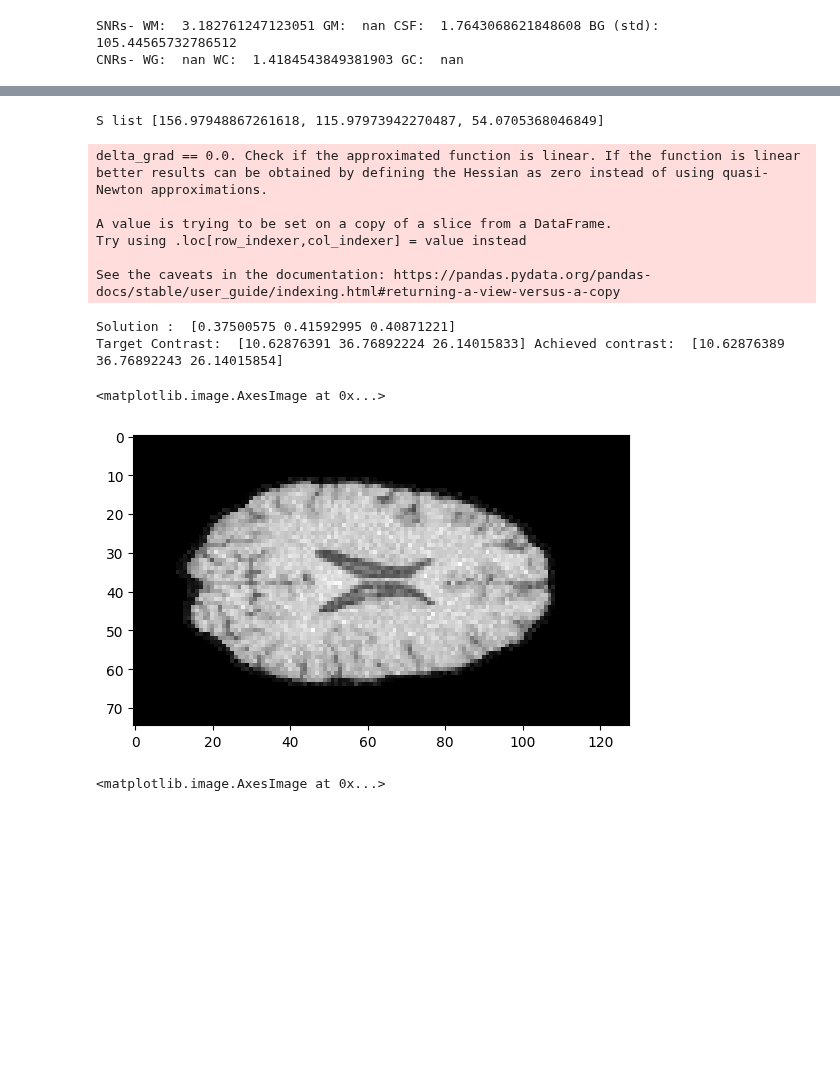
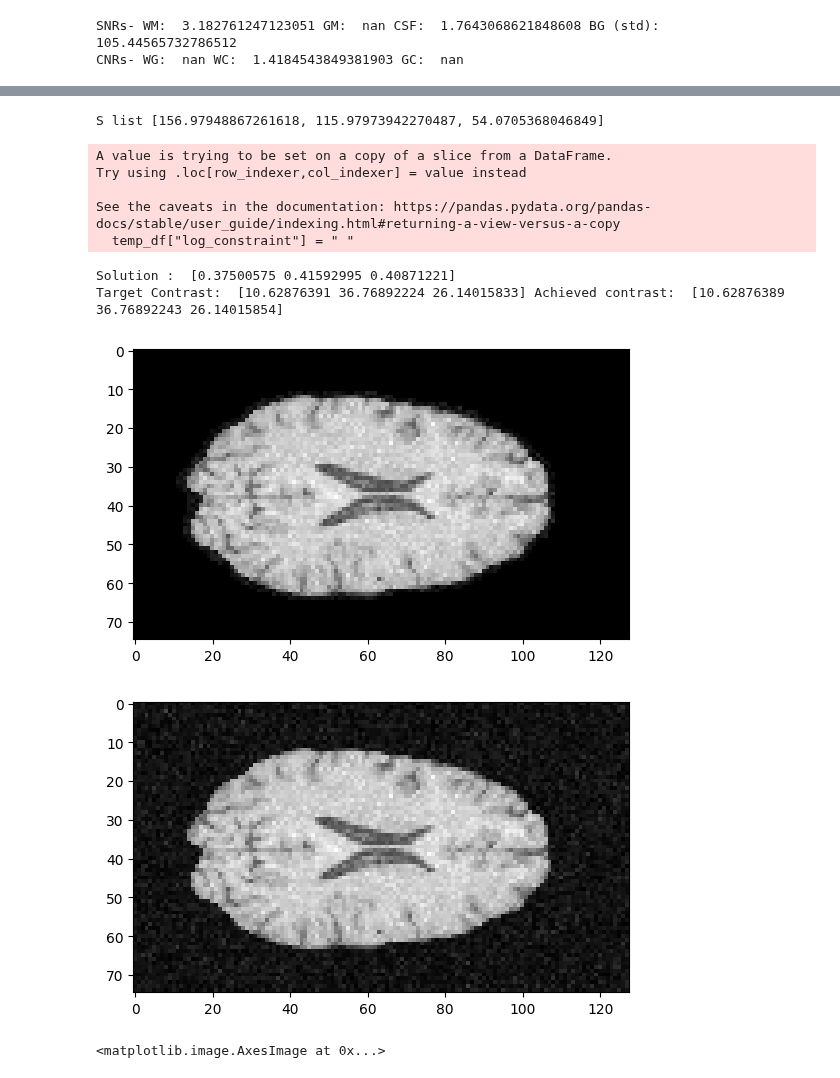
Before and after one commit to pranav-ind/hulfsynth, a Jupyter notebook: temp.ipynb, the cells around one changed output, grey strips where cells are left out. Cells and saved outputs as stored; diff of their text form; code cells hidden in the pictures; blank space fills up the shorter version.

Commit message:
bg noise added to image

```diff
--- a/temp.ipynb
+++ b/temp.ipynb
@@ -993,7 +992,7 @@ def recombine(wm, gm, csf, bg, M):
 
 
     bg_new = downsample(bg)
-    lf_img = csf_new + gm_new + wm_new #+ bg_new
+    lf_img = csf_new + gm_new + wm_new + bg_new
     return wm_new, gm_new, csf_new, bg_new, lf_img
 # %%
 
@@ -1005,19 +1004,23 @@ print("Target Contrast: " , target_c, "Achieved contrast: ", s@M)
 # lf_like = lf_like + add_rician(lf_like.shape, v = 5, s = 10) #adding rician noise
 # %% [output]
 S list [156.97948867261618, 115.97973942270487, 54.0705368046849]
-delta_grad == 0.0. Check if the approximated function is linear. If the function is linear better results can be obtained by defining the Hessian as zero instead of using quasi-Newton approximations.
-
 A value is trying to be set on a copy of a slice from a DataFrame.
 Try using .loc[row_indexer,col_indexer] = value instead
 
 See the caveats in the documentation: https://pandas.pydata.org/pandas-docs/stable/user_guide/indexing.html#returning-a-view-versus-a-copy
+  temp_df["log_constraint"] = " "
 Solution :  [0.37500575 0.41592995 0.40871221]
 Target Contrast:  [10.62876391 36.76892224 26.14015833] Achieved contrast:  [10.62876389 36.76892243 26.14015854]
 # %%
 mask = np.where(lf_like>0 ,1.0, 0.0)
-temp = lf_like + (add_rician(lf_like.shape, v = 5, s = 15) * mask) #adding rician noise only to foreground voxels
-plt.imshow(temp[:,:,175],  cmap='gray')
+rician_noise = add_rician(lf_like.shape, v = 5, s = 15)
+ulf_temp = lf_like + (rician_noise * mask) #adding rician noise only to foreground voxels
+plt.imshow(ulf_temp[:,:,175],  cmap='gray')
+plt.show()
+final_ulf = lf_like + (rician_noise) #addiing rician noise
+plt.imshow(final_ulf[:,:,175],  cmap='gray')
+plt.show()
 # %% [output]
-<matplotlib.image.AxesImage at 0x...>
 [figure]
+[figure, added]
 # %%
```
Also changed, not shown: parts of 2 cells of this notebook, 18 other files.
